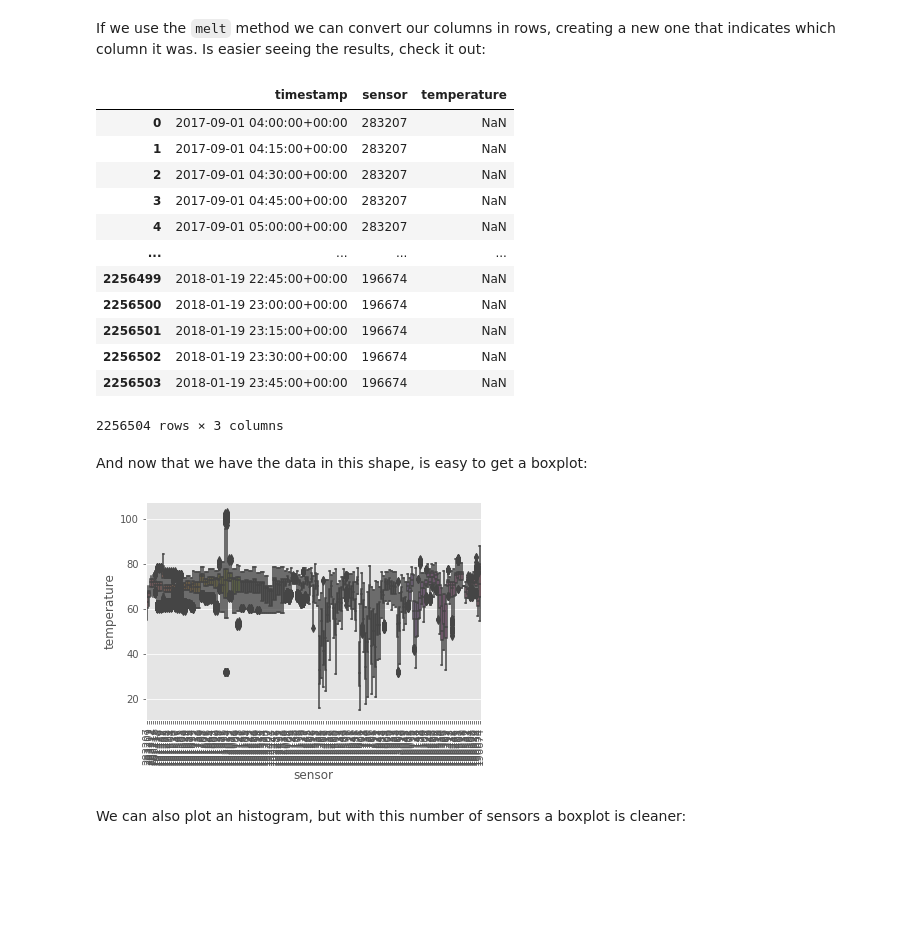
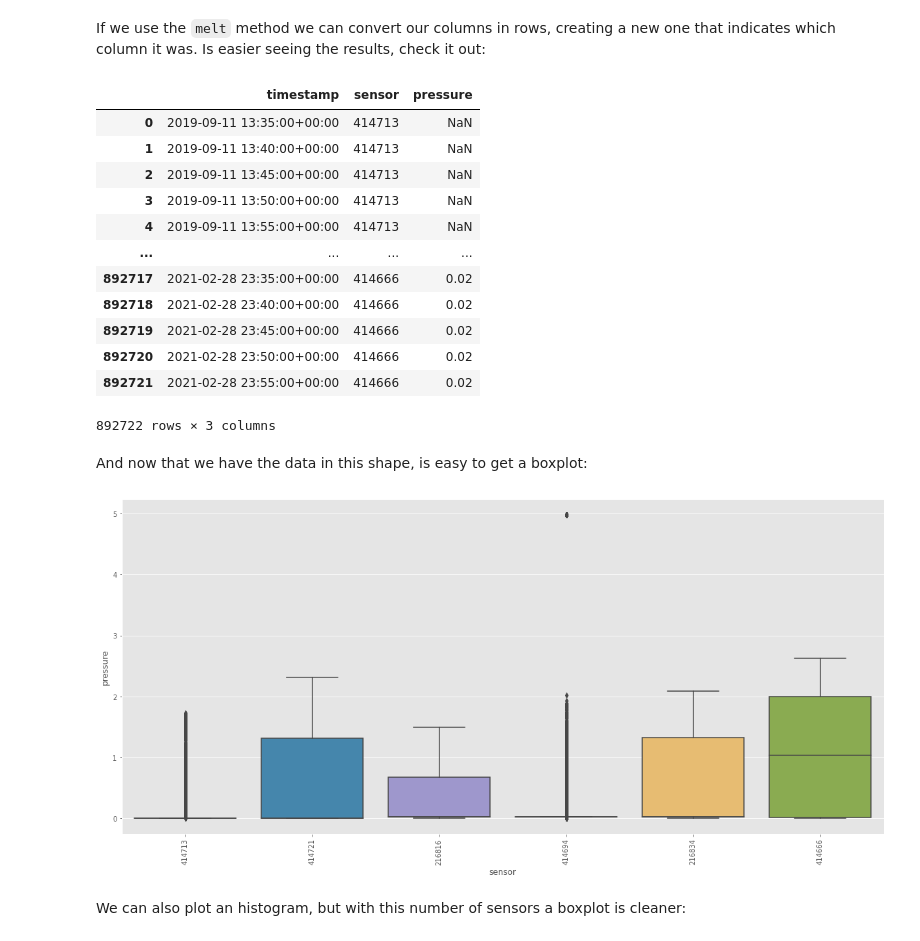
Before and after one commit to PengkunLiu/RTEM_CMU, a Jupyter notebook: RTEM Jupyter Notebook/data-analysis.ipynb, the cells around one changed output. Drawn from its saved outputs; the diff is of its cells as text; code cells hidden in the pictures; blank space fills up the shorter version.

```diff
--- a/RTEM Jupyter Notebook/data-analysis.ipynb
+++ b/RTEM Jupyter Notebook/data-analysis.ipynb
@@ -674,6 +660,8 @@ With this kind of plot is pretty evident where we have gaps with no-readings.
 # Summary stats
 # %% [markdown]
 Usually is useful to get some summary stats from our data. Fortunately, pandas has a simple method to obtain them:
+# %%
+data = data_DSP
 # %%
 data.describe()
 # %% [output]
@@ -702,29 +688,29 @@ data.head()
 # %% [markdown]
 If we use the `melt` method we can convert our columns in rows, creating a new one that indicates which column it was. Is easier seeing the results, check it out:
 # %%
-melted_data = data.melt(id_vars="timestamp", var_name="sensor", value_name="temperature")
+melted_data = data.melt(id_vars="timestamp", var_name="sensor", value_name="pressure")
 melted_data
 # %% [output]
-|  | timestamp | sensor | temperature |
-| 0 | 2017-09-01 04:00:00+00:00 | 283207 | NaN |
-| 1 | 2017-09-01 04:15:00+00:00 | 283207 | NaN |
-| 2 | 2017-09-01 04:30:00+00:00 | 283207 | NaN |
-| 3 | 2017-09-01 04:45:00+00:00 | 283207 | NaN |
-| 4 | 2017-09-01 05:00:00+00:00 | 283207 | NaN |
+|  | timestamp | sensor | pressure |
+| 0 | 2019-09-11 13:35:00+00:00 | 414713 | NaN |
+| 1 | 2019-09-11 13:40:00+00:00 | 414713 | NaN |
+| 2 | 2019-09-11 13:45:00+00:00 | 414713 | NaN |
+| 3 | 2019-09-11 13:50:00+00:00 | 414713 | NaN |
+| 4 | 2019-09-11 13:55:00+00:00 | 414713 | NaN |
 | ... | ... | ... | ... |
-| 2256499 | 2018-01-19 22:45:00+00:00 | 196674 | NaN |
-| 2256500 | 2018-01-19 23:00:00+00:00 | 196674 | NaN |
-| 2256501 | 2018-01-19 23:15:00+00:00 | 196674 | NaN |
-| 2256502 | 2018-01-19 23:30:00+00:00 | 196674 | NaN |
-| 2256503 | 2018-01-19 23:45:00+00:00 | 196674 | NaN |
+| 892717 | 2021-02-28 23:35:00+00:00 | 414666 | 0.02 |
+| 892718 | 2021-02-28 23:40:00+00:00 | 414666 | 0.02 |
+| 892719 | 2021-02-28 23:45:00+00:00 | 414666 | 0.02 |
+| 892720 | 2021-02-28 23:50:00+00:00 | 414666 | 0.02 |
+| 892721 | 2021-02-28 23:55:00+00:00 | 414666 | 0.02 |
-2256504 rows × 3 columns
+892722 rows × 3 columns
 # %% [markdown]
 And now that we have the data in this shape, is easy to get a boxplot:
 # %%
-fig = sns.boxplot(y="temperature", x="sensor", data=melted_data)
+fig = sns.boxplot(y="pressure", x="sensor", data=melted_data)
 labels = plt.xticks(rotation=90)
 # %% [output]
-[figure, old version]
+[figure, new version]
 # %% [markdown]
 We can also plot an histogram, but with this number of sensors a boxplot is cleaner:
 # %%
```
Also changed, not shown: parts of 52 cells of this notebook.
